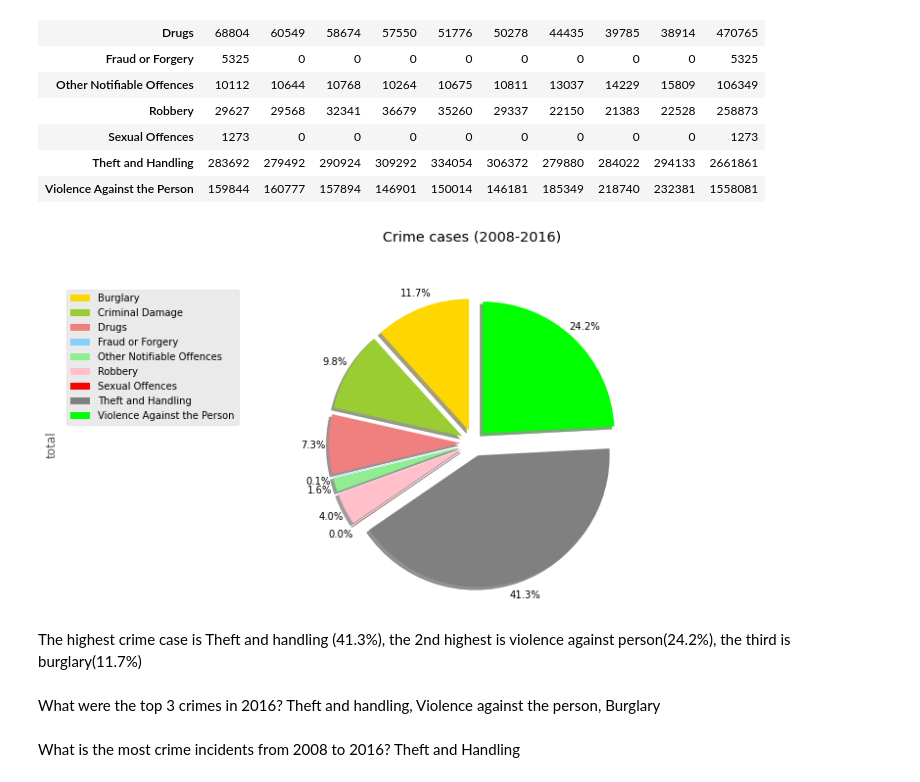
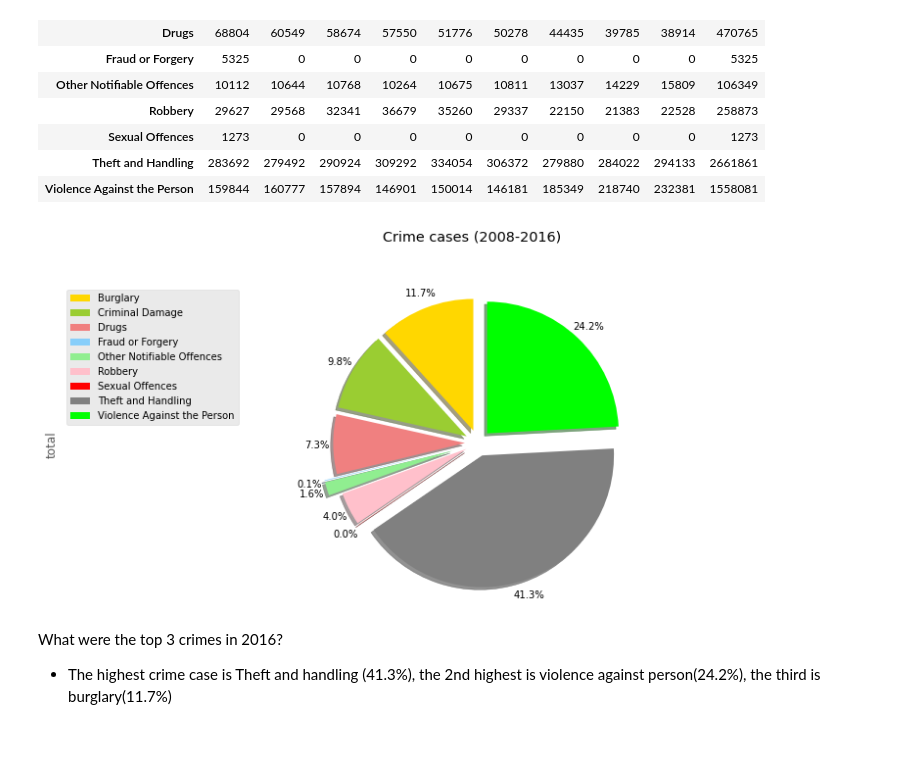
Before and after one commit to ariqfalah/H8_065, a Jupyter notebook: PYTN_Assgn_1_65_Ariq Falah-checkpoint.ipynb, the cells around one changed output. Drawn from its saved outputs; the diff is of its cells as text; code cells hidden in the pictures; blank space fills up the shorter version.

```diff
--- a/PYTN_Assgn_1_65_Ariq Falah-checkpoint.ipynb
+++ b/PYTN_Assgn_1_65_Ariq Falah-checkpoint.ipynb
@@ -192,30 +227,26 @@ pie_criminal
 | Violence Against the Person | 159844 | 160777 | 157894 | 146901 | 150014 | 146181 | 185349 | 218740 | 232381 | 1558081 |
 # %%
 colors_list = ['gold', 'yellowgreen', 'lightcoral', 'lightskyblue', 'lightgreen', 'pink','red','grey','lime']
-explode_list = [0.1, 0.1, 0.1, 0.1, 0.1, 0.1, 0.1, 0.1, 0.1]
+explode_list = [0.1, 0.1, 0.1, 0.2, 0.2, 0.1, 0.1, 0.1, 0.1]
 
 pie_criminal['total'].plot(kind='pie',
                            figsize=(15, 6),
                            autopct='%1.1f%%',
                            startangle=90,
                            shadow=True,
                            labels=None,
                            colors=colors_list,
                            pctdistance=1.12,
                            explode=explode_list
                           )
 
 plt.title('Crime cases (2008-2016)', y=1.12)
 plt.axis('equal')
 plt.legend(labels=pie_criminal.index, loc='upper left')
 
 plt.show()
 # %% [output]
-[figure, old version]
+[figure, new version]
-# %% [markdown]
-The highest crime case is Theft and handling (41.3%), the 2nd highest is violence against person(24.2%), the third is burglary(11.7%)
 # %% [markdown]
 What were the top 3 crimes in 2016?
-Theft and handling, Violence against the person, Burglary
+* The highest crime case is Theft and handling (41.3%), the 2nd highest is violence against person(24.2%), the third is burglary(11.7%)
-# %% [markdown]
-What is the most crime incidents from 2008 to 2016? Theft and Handling
```
Also changed, not shown: parts of 22 cells of this notebook, 1 other file.
